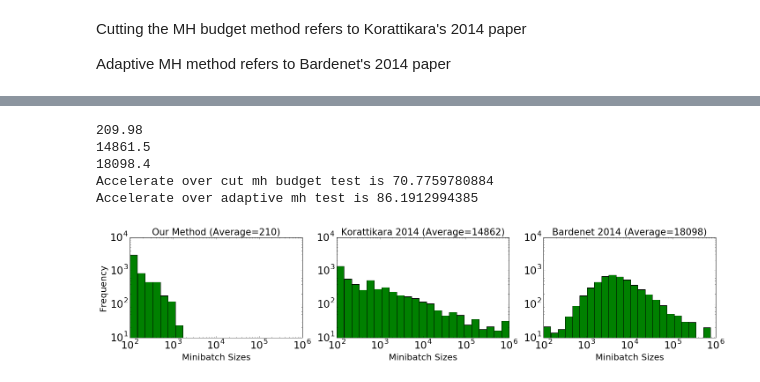
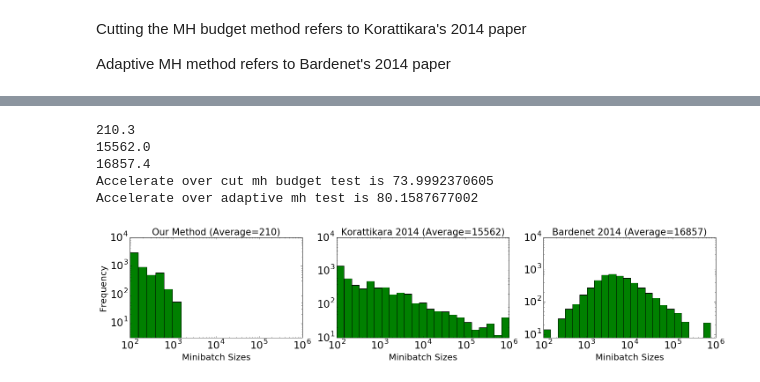
Before and after one commit to DanielTakeshi/New_MH_Test, a Jupyter notebook: code/plot_result_GaussianMixtureModel.ipynb, the cells around one changed output, grey strips where cells are left out. Drawn from its saved outputs; the diff is of its cells as text; code cells hidden in the pictures.

Commit message:
finished rerunning gaussian mixture model test, pretty much the same as the result we've get before

```diff
--- a/code/plot_result_GaussianMixtureModel.ipynb
+++ b/code/plot_result_GaussianMixtureModel.ipynb
@@ -107,44 +107,44 @@ axarr[0].set_ylim([min_y,max_y])
 axarr[0].set_yticks(yaxis_ticks)
 print np.mean(size1)
 
-axarr[1].set_title("Korattikara 2014 (Average=14862)", fontsize=title_size)
+axarr[1].set_title("Korattikara 2014 (Average=15562)", fontsize=title_size)
 axarr[1].hist(size3, bins=np.exp(np.linspace(np.log(np.min(size3-1)),np.log(np.max(size3+1)),24)), facecolor=fc)
 axarr[1].set_xlabel(x_label, fontsize=axis_size)
 #axarr[1].set_ylabel(y_label, fontsize=axis_size)
 axarr[1].set_xscale('log')
 axarr[1].set_yscale('log')
 axarr[1].set_xlim([min_x,max_x])
 axarr[1].set_ylim([min_y,max_y])
 axarr[1].set_yticks(yaxis_ticks)
 print np.mean(size3)
 
-axarr[2].set_title("Bardenet 2014 (Average=18098)", fontsize=title_size)
+axarr[2].set_title("Bardenet 2014 (Average=16857)", fontsize=title_size)
 axarr[2].hist(size4, bins=np.exp(np.linspace(np.log(np.min(size4-1)),np.log(np.max(size4+1)),24)), facecolor=fc)
 axarr[2].set_xlabel(x_label, fontsize=axis_size)
 #axarr[2].set_ylabel(y_label, fontsize=axis_size)
 axarr[2].set_xscale('log')
 axarr[2].set_yscale('log')
 axarr[2].set_xlim([min_x,max_x])
 axarr[2].set_ylim([min_y,max_y])
 axarr[2].set_yticks(yaxis_ticks)
 print np.mean(size4)
 
 print "Accelerate over cut mh budget test is", np.sum(size3)/np.sum(size1)*1.0
 print "Accelerate over adaptive mh test is", np.sum(size4)/np.sum(size1)*1.0
 
 plt.tight_layout()
 matplotlib.rc('xtick', labelsize=tick_size)
 matplotlib.rc('ytick', labelsize=tick_size)
 fig.subplots_adjust(hspace=5)
 #fig.subplots_adjust(bottom=5)
 # plt.savefig('../figures/GaussianMixtureResult/minibatch_size_gaussian.png', dpi=300)
 # %% [output]
-209.98
-14861.5
-18098.4
-Accelerate over cut mh budget test is 70.7759780884
-Accelerate over adaptive mh test is 86.1912994385
+210.3
+15562.0
+16857.4
+Accelerate over cut mh budget test is 73.9992370605
+Accelerate over adaptive mh test is 80.1587677002
-[figure, old version]
+[figure, new version]
 # %%
 batch_size = bc1c2[:,0]
 c1 = bc1c2[:,1]
```
Also changed, not shown: parts of 1 cell of this notebook, 1 other file.
